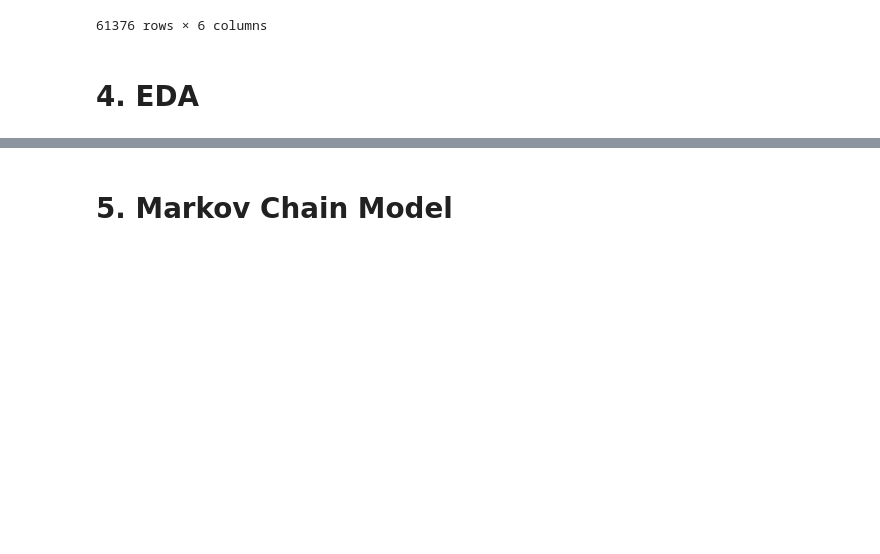
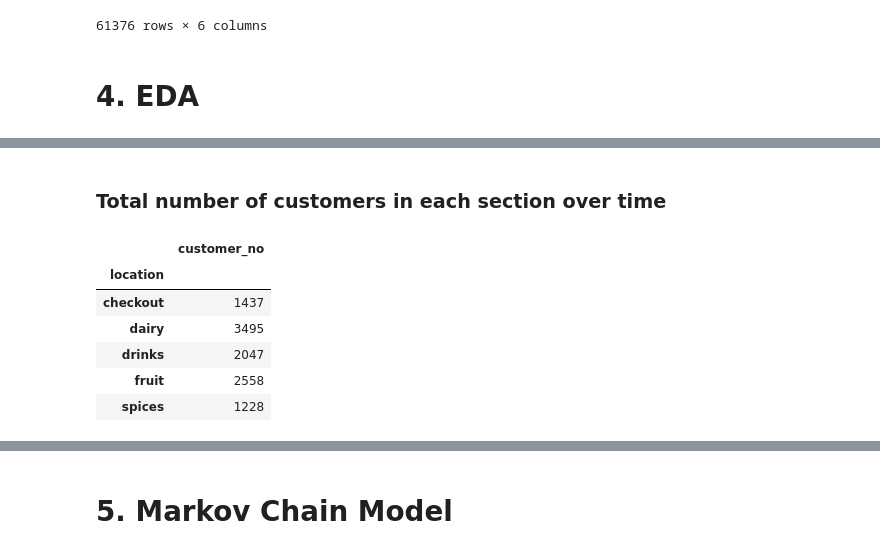
Before and after one commit to Frosti1991/Markov-Chain-Project, a Jupyter notebook: Markov_Chain_Project.ipynb, the cells around one changed output, grey strips where cells are left out. Saved outputs shown, nothing was run; the diff lists cells and outputs as text; code cells hidden in the pictures; blank space fills up the shorter version.

```diff
--- a/Markov_Chain_Project.ipynb
+++ b/Markov_Chain_Project.ipynb
@@ -317,0 +335,2 @@ df_resampled
+# %% [markdown]
+### Total number of customers in each section over time
@@ -317,0 +339,12 @@ df_resampled
+# %%
+mon2_grouped_column = mon2.groupby(by=["location"]).count()
+# %%
+mon2_grouped_column
+# %% [output]
+|  | customer_no |
+| location |  |
+| checkout | 1437 |
+| dairy | 3495 |
+| drinks | 2047 |
+| fruit | 2558 |
+| spices | 1228 |
```
Also changed, not shown: parts of 12 cells of this notebook.
